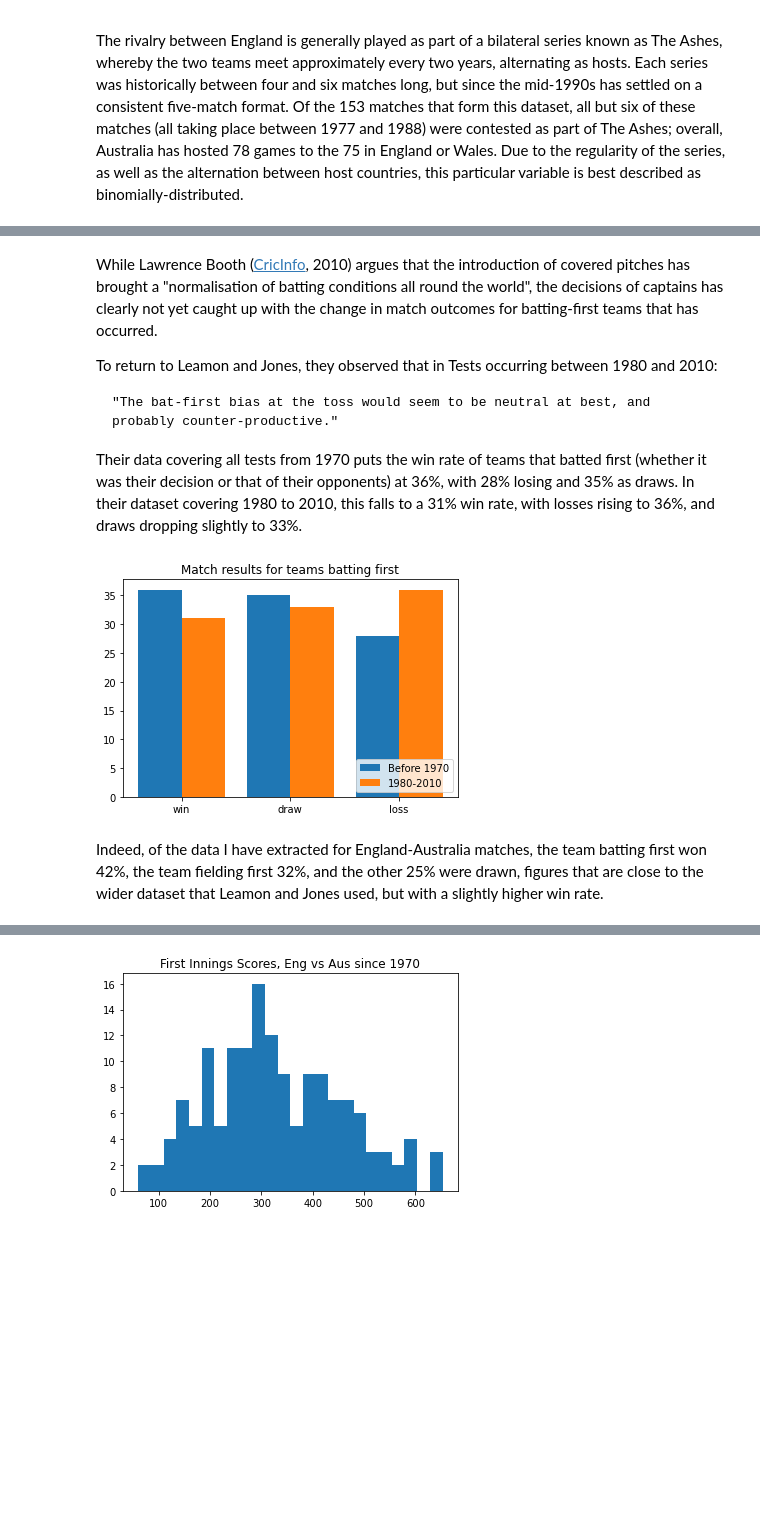
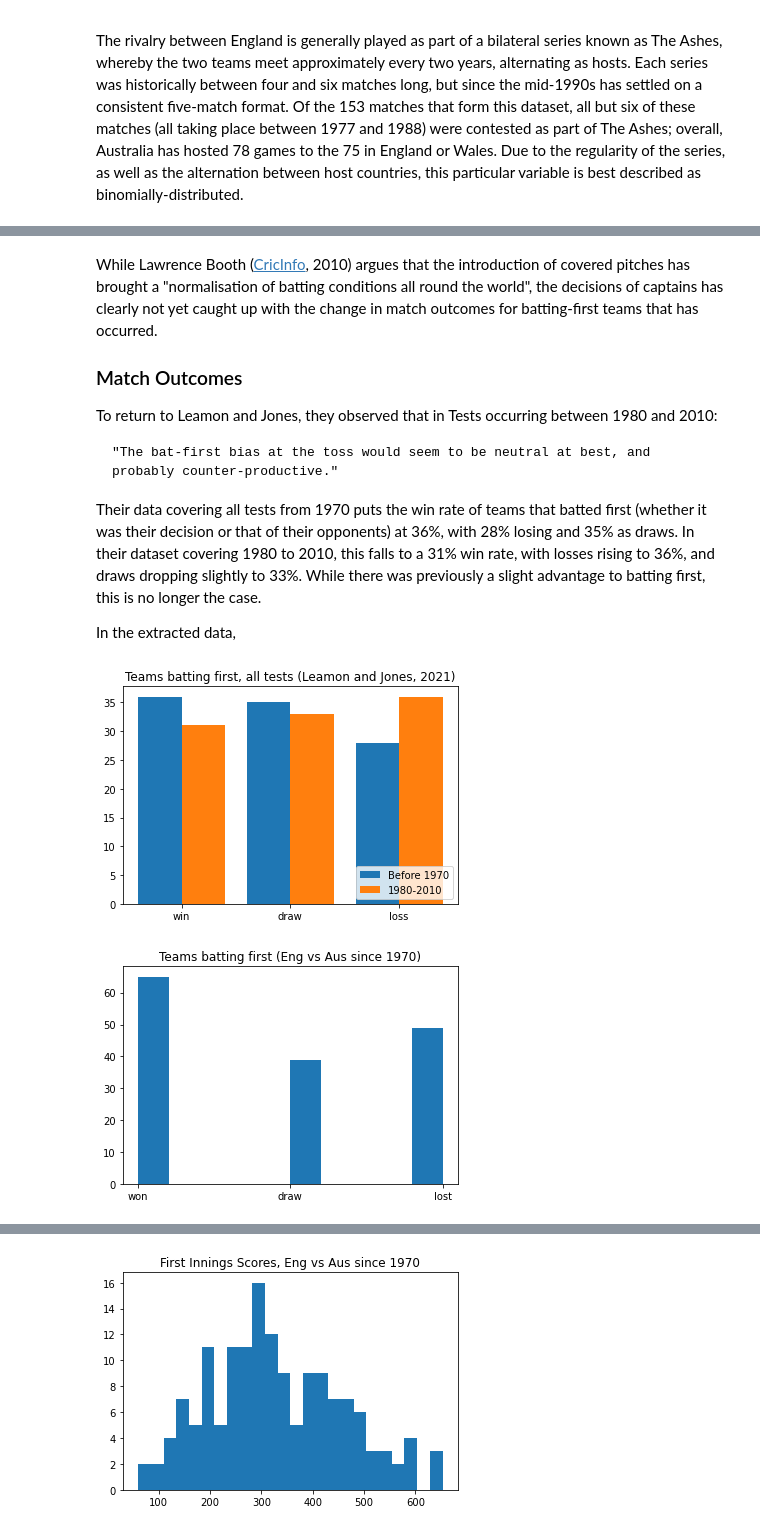
Before and after one commit to kiehozero/atu-progda-assignment, a Jupyter notebook: assignment.ipynb, the cells around one changed output, grey strips where cells are left out. Saved outputs shown, nothing was run; the diff lists cells and outputs as text; code cells hidden in the pictures; blank space fills up the shorter version.

```diff
--- a/assignment.ipynb
+++ b/assignment.ipynb
@@ -145,36 +144,51 @@ Toss Choices in Test Matches
 # %% [markdown]
 While Lawrence Booth ([CricInfo](https://www.espncricinfo.com/story/cricket-s-turning-points-covered-pitches-461172), 2010) argues that the introduction of covered pitches has brought a "normalisation of batting conditions all round the world", the decisions of captains has clearly not yet caught up with the change in match outcomes for batting-first teams that has occurred.
+
+### Match Outcomes
 
 To return to Leamon and Jones, they observed that in Tests occurring between 1980 and 2010:
 
     "The bat-first bias at the toss would seem to be neutral at best, and probably counter-productive."
 
-Their data covering all tests from 1970 puts the win rate of teams that batted first (whether it was their decision or that of their opponents) at 36%, with 28% losing and 35% as draws. In their dataset covering 1980 to 2010, this falls to a 31% win rate, with losses rising to 36%, and draws dropping slightly to 33%.
+Their data covering all tests from 1970 puts the win rate of teams that batted first (whether it was their decision or that of their opponents) at 36%, with 28% losing and 35% as draws. In their dataset covering 1980 to 2010, this falls to a 31% win rate, with losses rising to 36%, and draws dropping slightly to 33%. While there was previously a slight advantage to batting first, this is no longer the case.
+
+In the extracted data,
 # %%
 # code based on the tutorial at Python Guides found in the README
 # data based on that presented visually in Leamon and Jones (2021, 174-6), in charts
 # labelled "Team Batting First - Before 1970" and "Team Batting First - 1980-2010"
 
 result = ['win', 'draw', 'loss']
 before = [36, 35, 28]
 after = [31, 33, 36]
 
 x_axis = np.arange(len(result))
 
 # adding or subtracting a value from the x-axis prevents items from overlapping, the exact value being dependent on
 # the value given to the width parameter.
 
 plt.bar(x_axis - 0.2, before, width=0.4, label = 'Before 1970')
 plt.bar(x_axis + 0.2, after, width=0.4, label = '1980-2010')
 
 # Xticks replaces the values generated by the arange function above with the actual value of the result
 
 plt.xticks(x_axis, result)
 
 plt.legend(loc='lower right')
-plt.title("Match results for teams batting first")
+plt.title("Teams batting first, all tests (Leamon and Jones, 2021)")
 plt.show()
+
+# plotting real match outcomes of dataset for England vs Australia matches since 1970
+
+plt.hist(ash['outcome'])
+plt.title("Teams batting first, Eng. vs Aus. since 1970")
+plt.show()
+
+
+# ADD SIMULATED DATA MULTINOMIAL
+
+# re-interating number of tests we wish to simulate
+tests = 200
 # %% [output]
-[figure, old version]
+[figure, new version]
+[figure, added]
-# %% [markdown]
-Indeed, of the data I have extracted for England-Australia matches, the team batting first won 42%, the team fielding first 32%, and the other 25% were drawn, figures that are close to the wider dataset that Leamon and Jones used, but with a slightly higher win rate.
```
Also changed, not shown: parts of 23 cells of this notebook.
